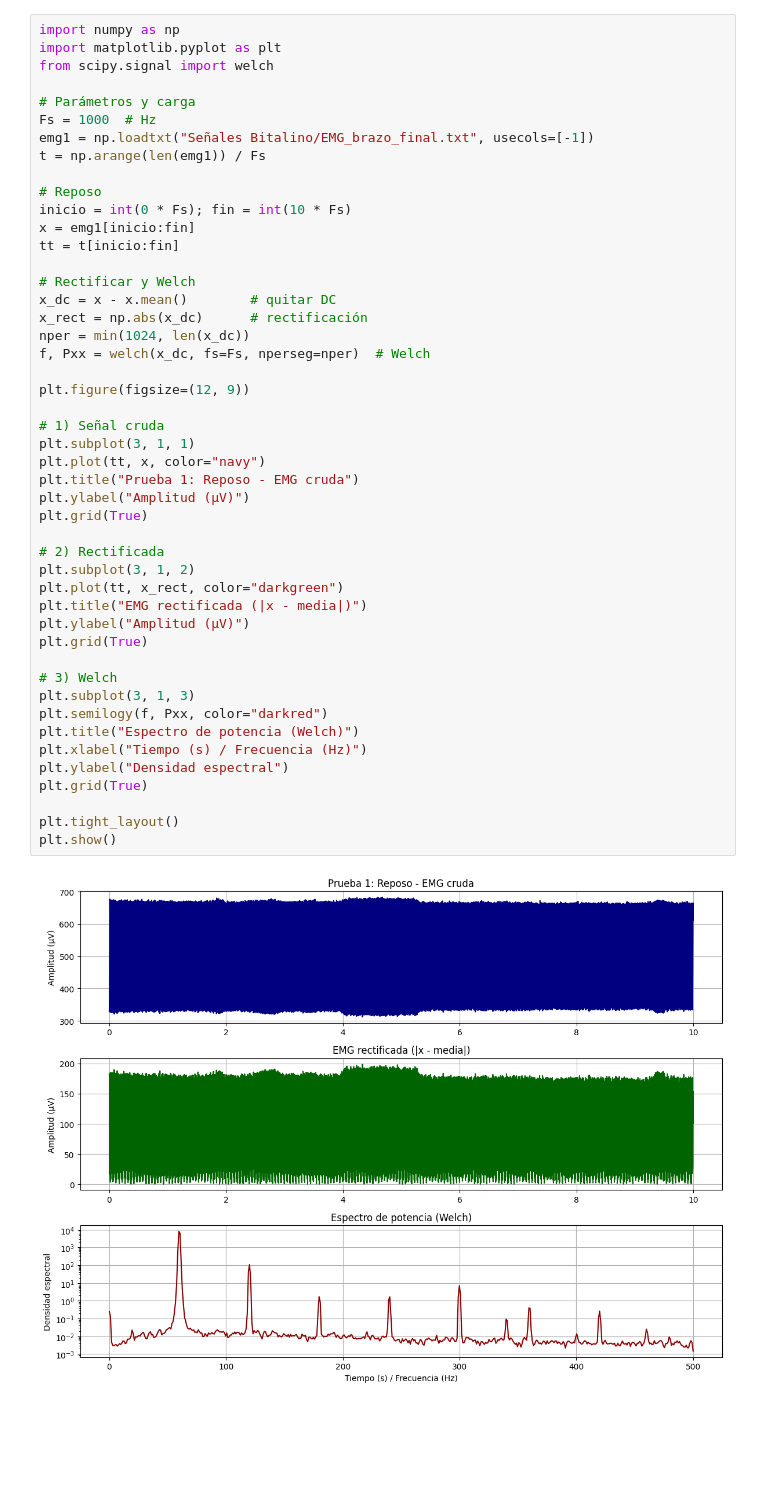
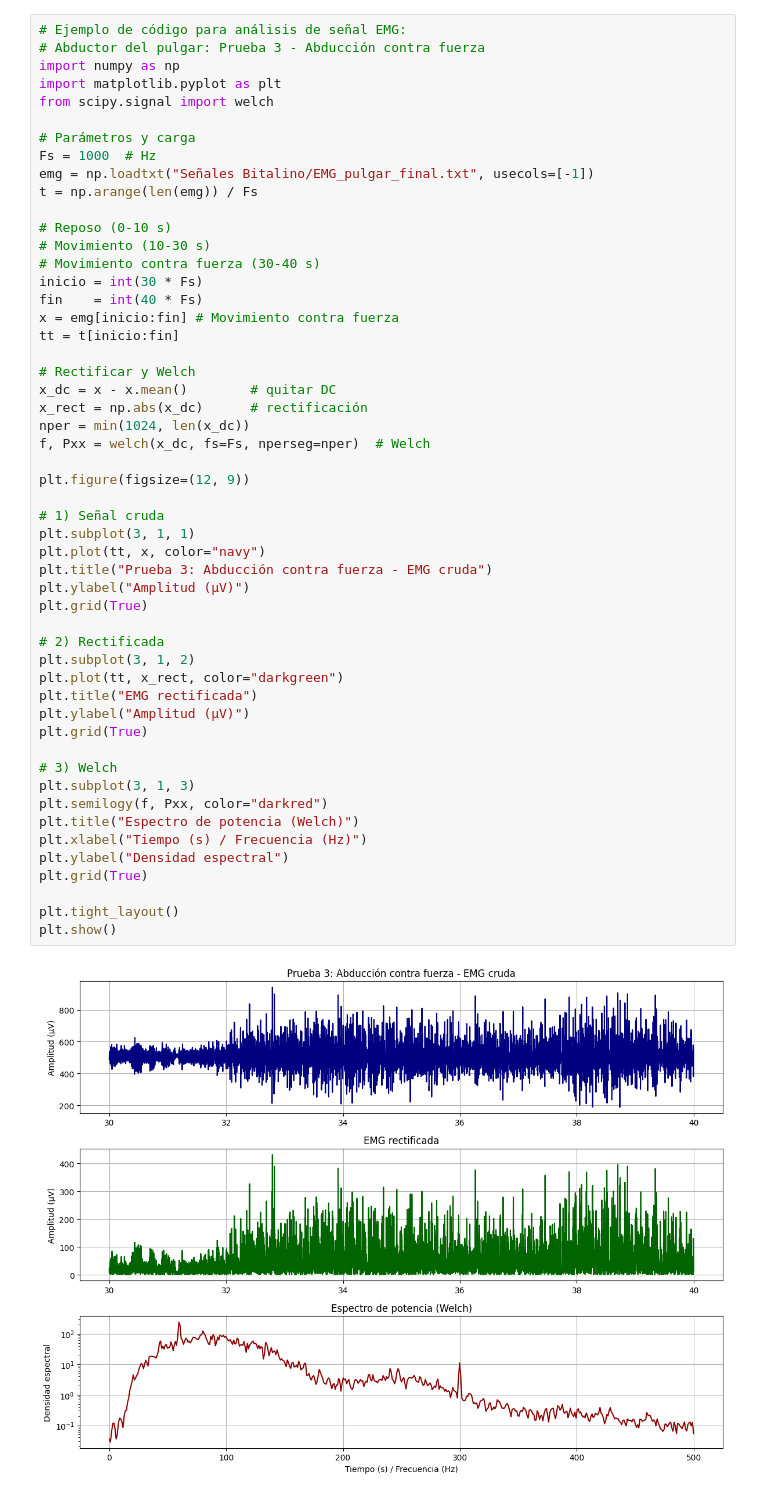
Before and after one commit to Andres-Landeo/GRUPO-09-ISB-2025-II, a Jupyter notebook: Laboratorios/Laboratorio 3 - Adquisición de señales EMG con BITalino/Informe.ipynb, the cells around one changed output. Cells and saved outputs as stored; diff of their text form; blank space fills up the shorter version.

```diff
--- a/Laboratorios/Laboratorio 3 - Adquisición de señales EMG con BITalino/Informe.ipynb
+++ b/Laboratorios/Laboratorio 3 - Adquisición de señales EMG con BITalino/Informe.ipynb
@@ -62,49 +95,54 @@ Descripción prueba 3, fotos y video
 # %%
+# Ejemplo de código para análisis de señal EMG:
+# Abductor del pulgar: Prueba 3 - Abducción contra fuerza
 import numpy as np
 import matplotlib.pyplot as plt
 from scipy.signal import welch
 
 # Parámetros y carga
 Fs = 1000  # Hz
-emg1 = np.loadtxt("Señales Bitalino/EMG_brazo_final.txt", usecols=[-1])
-t = np.arange(len(emg1)) / Fs
+emg = np.loadtxt("Señales Bitalino/EMG_pulgar_final.txt", usecols=[-1])
+t = np.arange(len(emg)) / Fs
 
-# Reposo
-inicio = int(0 * Fs); fin = int(10 * Fs)
-x = emg1[inicio:fin]
+# Reposo (0-10 s)
+# Movimiento (10-30 s)
+# Movimiento contra fuerza (30-40 s)
+inicio = int(30 * Fs)
+fin    = int(40 * Fs)
+x = emg[inicio:fin] # Movimiento contra fuerza
 tt = t[inicio:fin]
 
 # Rectificar y Welch
 x_dc = x - x.mean()        # quitar DC
 x_rect = np.abs(x_dc)      # rectificación
 nper = min(1024, len(x_dc))
 f, Pxx = welch(x_dc, fs=Fs, nperseg=nper)  # Welch
 
 plt.figure(figsize=(12, 9))
 
 # 1) Señal cruda
 plt.subplot(3, 1, 1)
 plt.plot(tt, x, color="navy")
-plt.title("Prueba 1: Reposo - EMG cruda")
+plt.title("Prueba 3: Abducción contra fuerza - EMG cruda")
 plt.ylabel("Amplitud (µV)")
 plt.grid(True)
 
 # 2) Rectificada
 plt.subplot(3, 1, 2)
 plt.plot(tt, x_rect, color="darkgreen")
-plt.title("EMG rectificada (|x - media|)")
+plt.title("EMG rectificada")
 plt.ylabel("Amplitud (µV)")
 plt.grid(True)
 
 # 3) Welch
 plt.subplot(3, 1, 3)
 plt.semilogy(f, Pxx, color="darkred")
 plt.title("Espectro de potencia (Welch)")
 plt.xlabel("Tiempo (s) / Frecuencia (Hz)")
 plt.ylabel("Densidad espectral")
 plt.grid(True)
 
 plt.tight_layout()
 plt.show()
 # %% [output]
-[figure, old version]
+[figure, new version]
```
Also changed, not shown: parts of 18 cells of this notebook, 9 other files.
